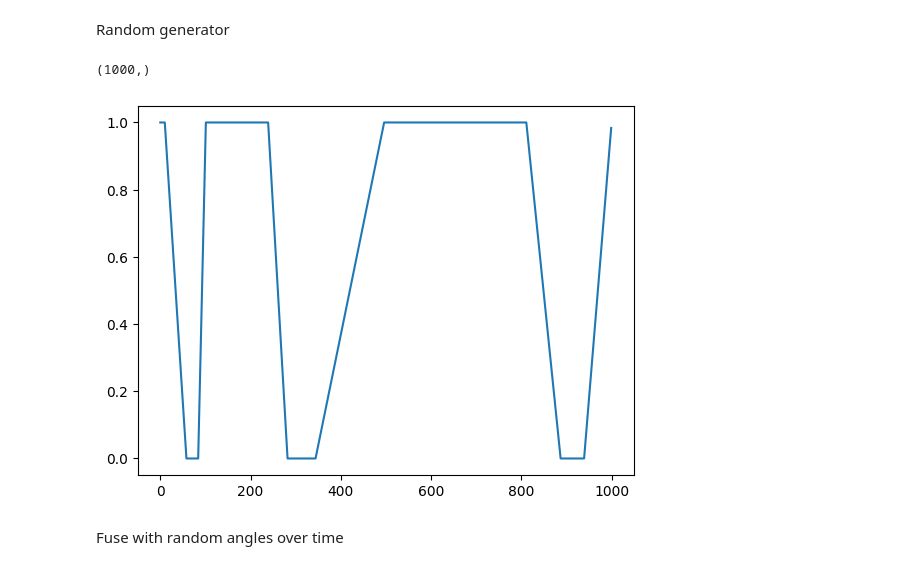
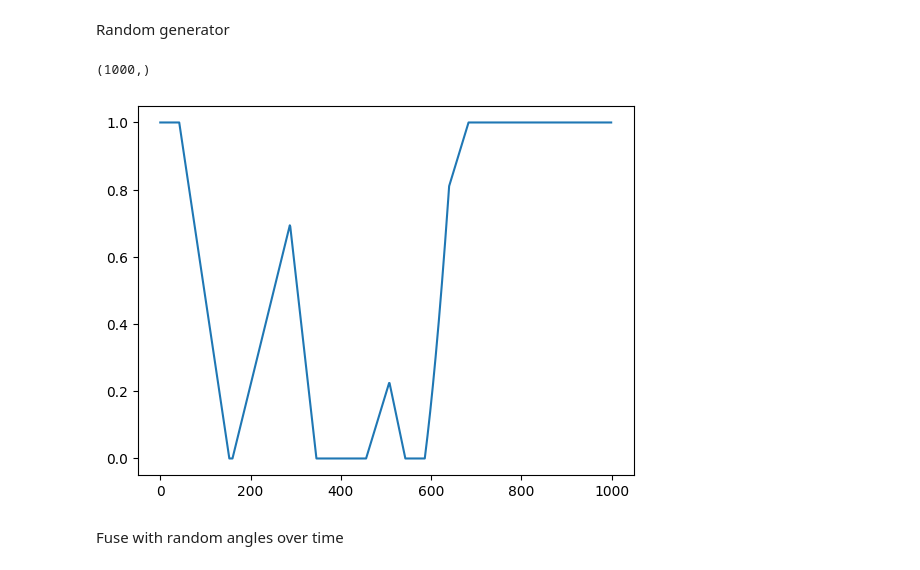
Before and after one commit to motschel123/Prism, a Jupyter notebook: random_test.ipynb, the cells around one changed output. Cells and saved outputs as stored; diff of their text form; code cells hidden in the pictures.

Commit message:
Fixed motion_amplifier, also optimized a little

```diff
--- a/random_test.ipynb
+++ b/random_test.ipynb
@@ -33,52 +33,47 @@ def motion_amplifier(
 
     # Calculate transition durations
     transition_slowdown_durations = jnp.abs(random.multivariate_normal(key_slope_down_variances, mean=jnp.zeros_like(means), cov=jnp.diag((transition_cov * n_frames)**2)))
     transition_speedup_durations = jnp.abs(random.multivariate_normal(key_slope_up_variances, mean=jnp.zeros_like(means), cov=jnp.diag((transition_cov * n_frames)**2)))
 
     # Phase start and end points
     rigid_starts = (means - rigid_distances).astype(int).flatten()
     rigid_ends = (means + rigid_distances).astype(int).flatten()
     starts_slowing = (means - rigid_distances - transition_slowdown_durations).astype(int).flatten()
     ends_moving = (means + rigid_distances + transition_speedup_durations).astype(int).flatten()
 
     # Create masks
     def create_mask(start, end):
         nonlocal n_frames
-        return jnp.where(jnp.arange(n_frames) < start, 0, 1) * jnp.where(jnp.arange(n_frames) >= end, 0, 1)
+        return jnp.where(jnp.arange(n_frames) < start, 1, 0) + jnp.where(jnp.arange(n_frames) >= end, 1, 0)
 
     mask = jax.vmap(create_mask)
-    rigid_mask = 1 - jnp.sum(mask(rigid_starts, rigid_ends), axis=0)
+    rigid_mask = jnp.prod(mask(rigid_starts, rigid_ends), axis=0)
     slowdown_masks = mask(starts_slowing, rigid_starts).astype(float)
     speedup_masks = mask(rigid_ends, ends_moving).astype(float)
 
-    def linsp_desc(mask):
-        nonzeros = jnp.count_nonzero(mask)
-        true_fun = lambda carry, x: (carry + 1/nonzeros, x - carry)
+    def linsp(mask, start, end, begin_val, carry_fun):
+        range = end - start
+        true_fun = lambda carry, x: (carry_fun(carry, range), 1 - carry)
         false_fun = lambda carry, x: (carry, x)
-        f = lambda carry, x: jax.lax.cond(x != 0, true_fun, false_fun, *(carry, x))
-        return jax.lax.scan(f, 1.0, mask)[1]
+        f = lambda carry, x: jax.lax.cond(x == 0, true_fun, false_fun, *(carry, x))
+        return jax.lax.scan(f, begin_val, mask)[1]
 
-    slowdown_mask = jnp.sum(jax.vmap(linsp_desc)(slowdown_masks), axis=0)
+    linsp_desc = jax.vmap(lambda m, s1, s2: linsp(m, s1, s2, 0.0, lambda carry, range: carry + 1/range))
+    slowdown_mask = jnp.prod(linsp_desc(slowdown_masks, starts_slowing, rigid_starts), axis=0)
 
-    def linsp_asc(mask):
-        nonzeros = jnp.count_nonzero(mask)
-        true_fun = lambda carry, x: (carry - 1/nonzeros, x + carry)
-        false_fun = lambda carry, x: (carry, x)
-        f = lambda carry, x: jax.lax.cond(x != 0, true_fun, false_fun, *(carry, x))
-        return -jax.lax.scan(f, 0.0, mask)[1]
+    linsp_asc = jax.vmap(lambda m, s1, s2: linsp(m, s1, s2, 1.0, lambda carry, range: carry - 1/range))
+    speedup_mask = jnp.prod(linsp_asc(speedup_masks, rigid_ends, ends_moving), axis=0)
 
-    speedup_mask = jnp.sum(jax.vmap(linsp_asc)(speedup_masks), axis=0)
-
-    return rigid_mask + slowdown_mask + speedup_mask
+    return jnp.min(jnp.stack([rigid_mask, slowdown_mask, speedup_mask]), axis=0)
 
 #result = motion_amplifier(100, 0.1, random.PRNGKey(0))
-result = jax.jit(lambda key: motion_amplifier(100, 0.1, key))(random.PRNGKey(0))
+result = jax.jit(lambda key: motion_amplifier(100, 0.1, key))(random.PRNGKey(3))
 print(result.shape)
 plt.plot(result)
 plt.show()
 # %% [output]
 (1000,)
-[figure, old version]
+[figure, new version]
 # %% [markdown]
 Fuse with random angles over time
 # %%
```
